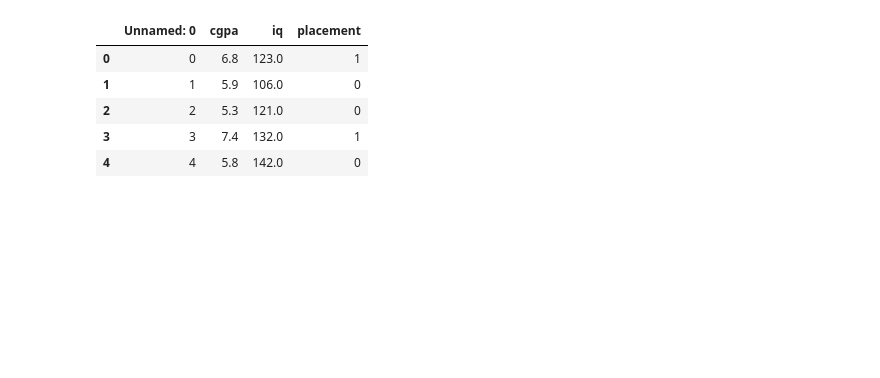
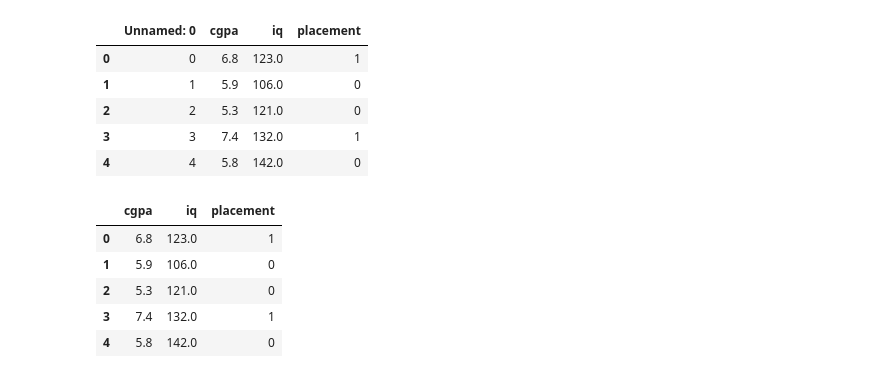
Before and after one commit to abhimanyujangid/ML_Project, a Jupyter notebook: placement-project-logistic-regression/placement-ml.ipynb, the cells around one changed output. Saved outputs shown, nothing was run; the diff lists cells and outputs as text; code cells hidden in the pictures; blank space fills up the shorter version.

```diff
--- a/placement-project-logistic-regression/placement-ml.ipynb
+++ b/placement-project-logistic-regression/placement-ml.ipynb
@@ -14,0 +18,9 @@ df.head()
+# %%
+place_df.head()
+# %% [output]
+|  | cgpa | iq | placement |
+| 0 | 6.8 | 123.0 | 1 |
+| 1 | 5.9 | 106.0 | 0 |
+| 2 | 5.3 | 121.0 | 0 |
+| 3 | 7.4 | 132.0 | 1 |
+| 4 | 5.8 | 142.0 | 0 |
```
Also changed, not shown: parts of 6 cells of this notebook.
